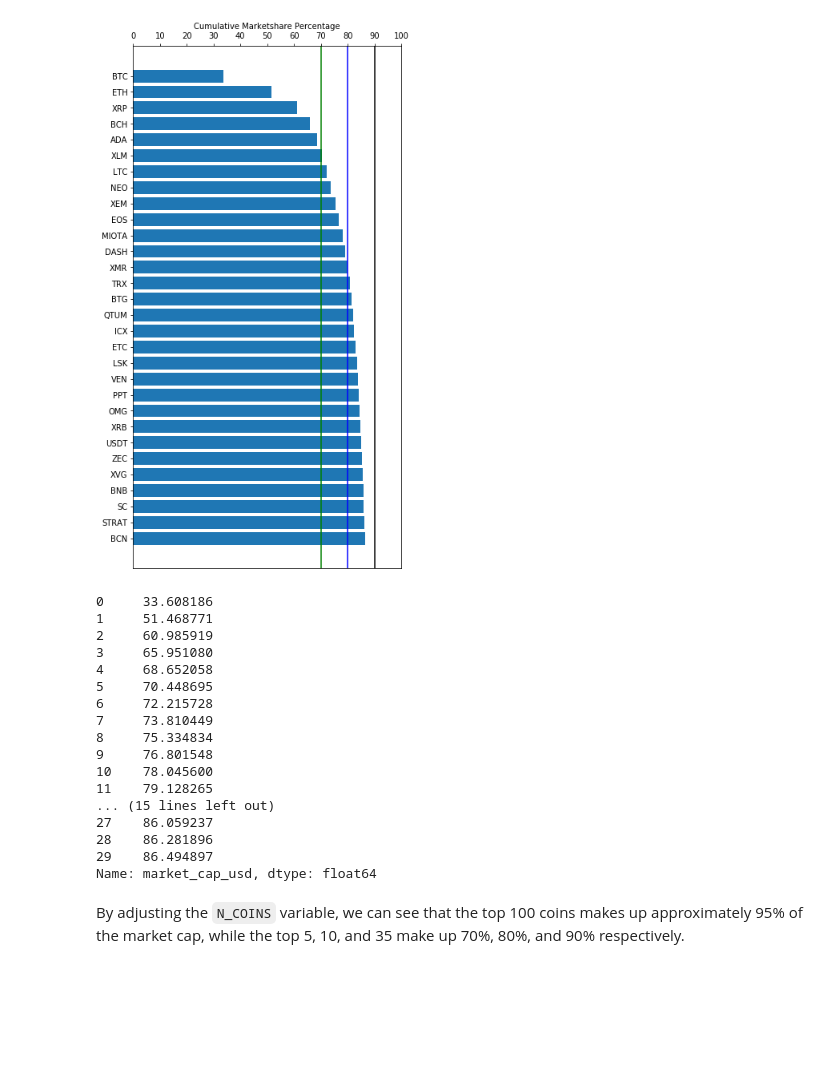
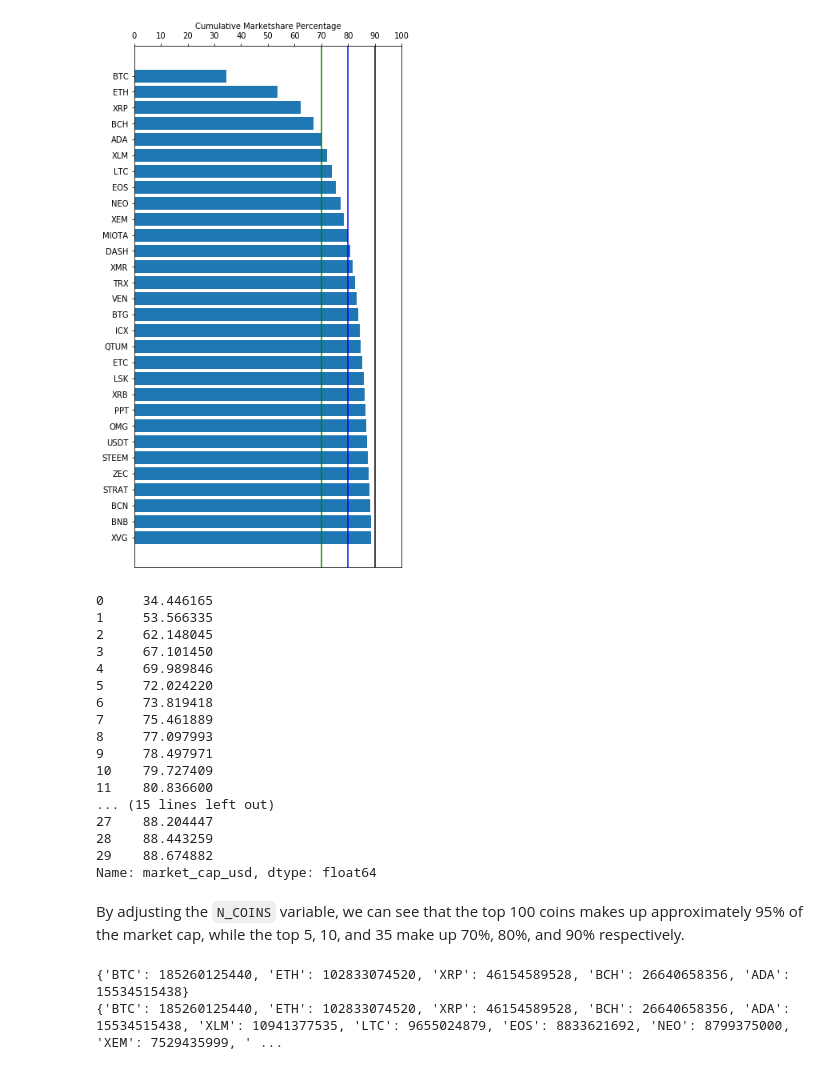
Before and after one commit to welsny/crypto-analysis, a Jupyter notebook: Exploratory Analysis.ipynb, the cells around one changed output. Saved outputs shown, nothing was run; the diff lists cells and outputs as text; code cells hidden in the pictures; blank space fills up the shorter version.

```diff
--- a/Exploratory Analysis.ipynb
+++ b/Exploratory Analysis.ipynb
@@ -0,0 +40,8 @@
+# %%
+df = pd.read_json(f'https://api.coinmarketcap.com/v1/ticker/?limit={N_COINS}')
+df = df.infer_objects()
+
+df = df[['rank', 'symbol', 'price_usd', 'market_cap_usd', '24h_volume_usd',
+         'percent_change_1h', 'percent_change_24h', 'percent_change_7d']]
+
+df.head()
@@ -0,0 +61,5 @@
+# %%
+json = requests.get('https://api.coinmarketcap.com/v1/global/').json()
+global_df = pd.DataFrame([json]).infer_objects()
+
+print(global_df.head())
@@ -17,18 +89,4 @@ We will choose coins for the index based on their individual market caps; this a
 # %%
-%matplotlib inline
-
-import requests
-import pandas as pd
-import numpy as np
-import matplotlib.pyplot as plt
-
-N_COINS = 30
-
-json = pd.read_json(f'https://api.coinmarketcap.com/v1/ticker/?limit={N_COINS}')
-df = df[['rank', 'symbol', 'price_usd', 'market_cap_usd',
-         '24h_volume_usd', 'percent_change_24h', 'percent_change_7d']]
-df = df.convert_objects(convert_numeric=True)
-
 fig, ax = plt.subplots(figsize=(6, 12))
 
 ax.barh(df['rank'], df['market_cap_usd']/10**9)
@@ -49,43 +105,55 @@ For all other conversions use the data-type specific converters pd.to_datetime,
 # %%
-json = requests.get('https://api.coinmarketcap.com/v1/global/').json()
-total_mkt_cap = json['total_market_cap_usd']
+total_mkt_cap = global_df['total_market_cap_usd'][0]
 
 fig, ax = plt.subplots(figsize=(6, 12))
 ax.barh(df['rank'], 100*df['market_cap_usd'].cumsum()/total_mkt_cap)
 ax.invert_yaxis()
 ax.xaxis.set_label_position('top')
 ax.xaxis.tick_top()
 
 ax.set_xlabel('Cumulative Marketshare Percentage')
 plt.setp(ax, yticks=np.arange(1, N_COINS+1), yticklabels=df['symbol'])
 
-
 plt.axvline(x=70, color="green")
 plt.axvline(x=80, color="blue")
 plt.axvline(x=90, color="black")
 plt.xticks(np.arange(0, 101, 10))
 
 plt.show()
 
-print((100*df['market_cap_usd'].cumsum()/total_mkt_cap))
+mktcap_cumsum = 100*df['market_cap_usd'].cumsum()/total_mkt_cap
+print(mktcap_cumsum)
 # %% [output]
-[figure, old version]
+[figure, new version]
-0     33.608186
-1     51.468771
-2     60.985919
-3     65.951080
-4     68.652058
-5     70.448695
-6     72.215728
-7     73.810449
-8     75.334834
-9     76.801548
-10    78.045600
-11    79.128265
+0     34.446165
+1     53.566335
+2     62.148045
+3     67.101450
+4     69.989846
+5     72.024220
+6     73.819418
+7     75.461889
+8     77.097993
+9     78.497971
+10    79.727409
+11    80.836600
 ... (15 lines left out)
-27    86.059237
-28    86.281896
-29    86.494897
+27    88.204447
+28    88.443259
+29    88.674882
 Name: market_cap_usd, dtype: float64
 # %% [markdown]
 By adjusting the `N_COINS` variable, we can see that the top 100 coins makes up approximately 95% of the market cap, while the top 5, 10, and 35 make up 70%, 80%, and 90% respectively.
+# %%
+def top_n_perc(n):
+    """
+    Return the relative composition of the `top_n_perc` index as a dictionary.
+    """
+    ct = len([i for i in mktcap_cumsum if i < n])
+    return {df['symbol'][i]: df['market_cap_usd'][i] for i in range(ct)}
+
+print(top_n_perc(70))
+print(top_n_perc(80))
+# %% [output]
+{'BTC': 185260125440, 'ETH': 102833074520, 'XRP': 46154589528, 'BCH': 26640658356, 'ADA': 15534515438}
+{'BTC': 185260125440, 'ETH': 102833074520, 'XRP': 46154589528, 'BCH': 26640658356, 'ADA': 15534515438, 'XLM': 10941377535, 'LTC': 9655024879, 'EOS': 8833621692, 'NEO': 8799375000, 'XEM': 7529435999, ' ...
```
Also changed, not shown: parts of 10 cells of this notebook, 2 other files.
